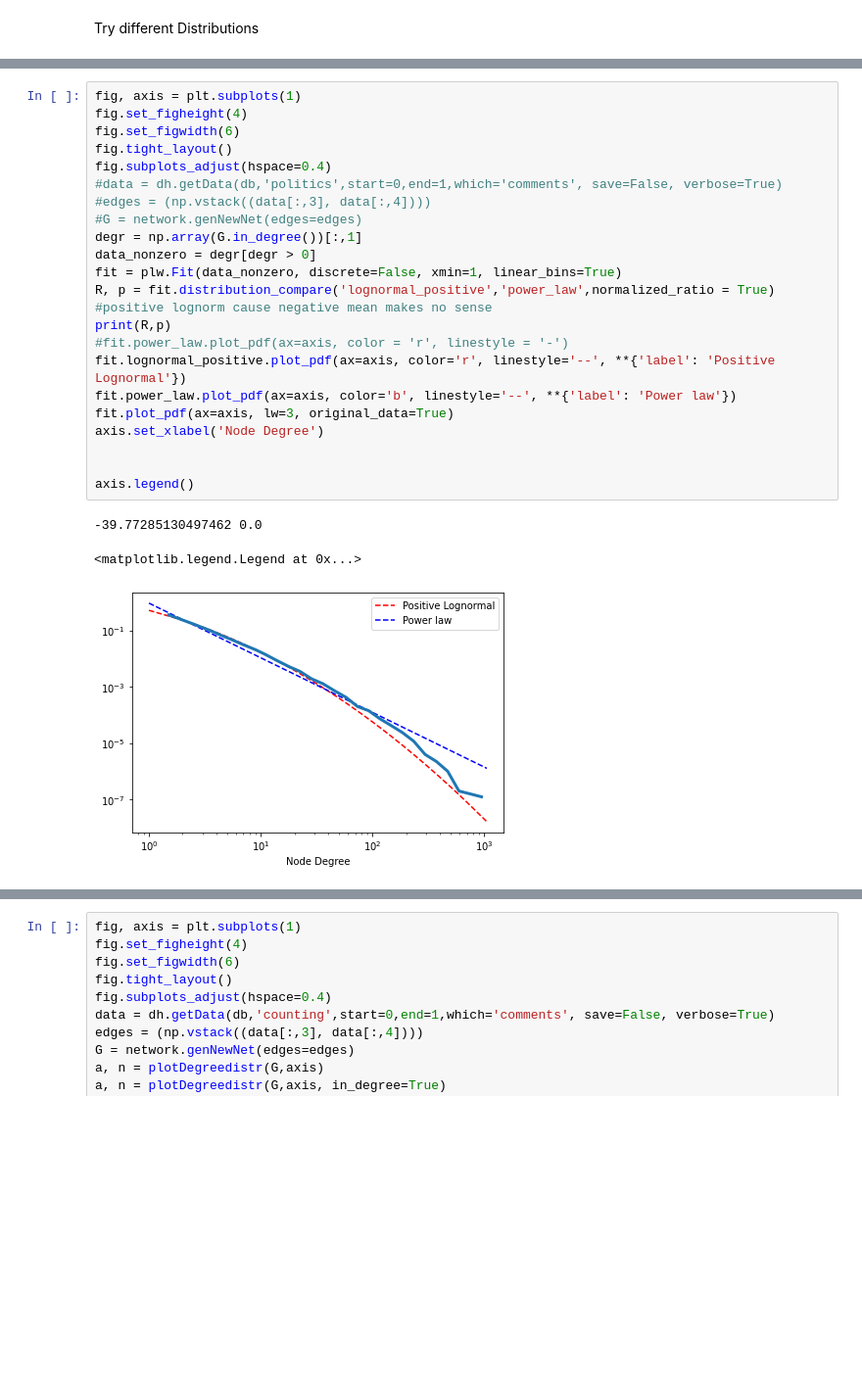
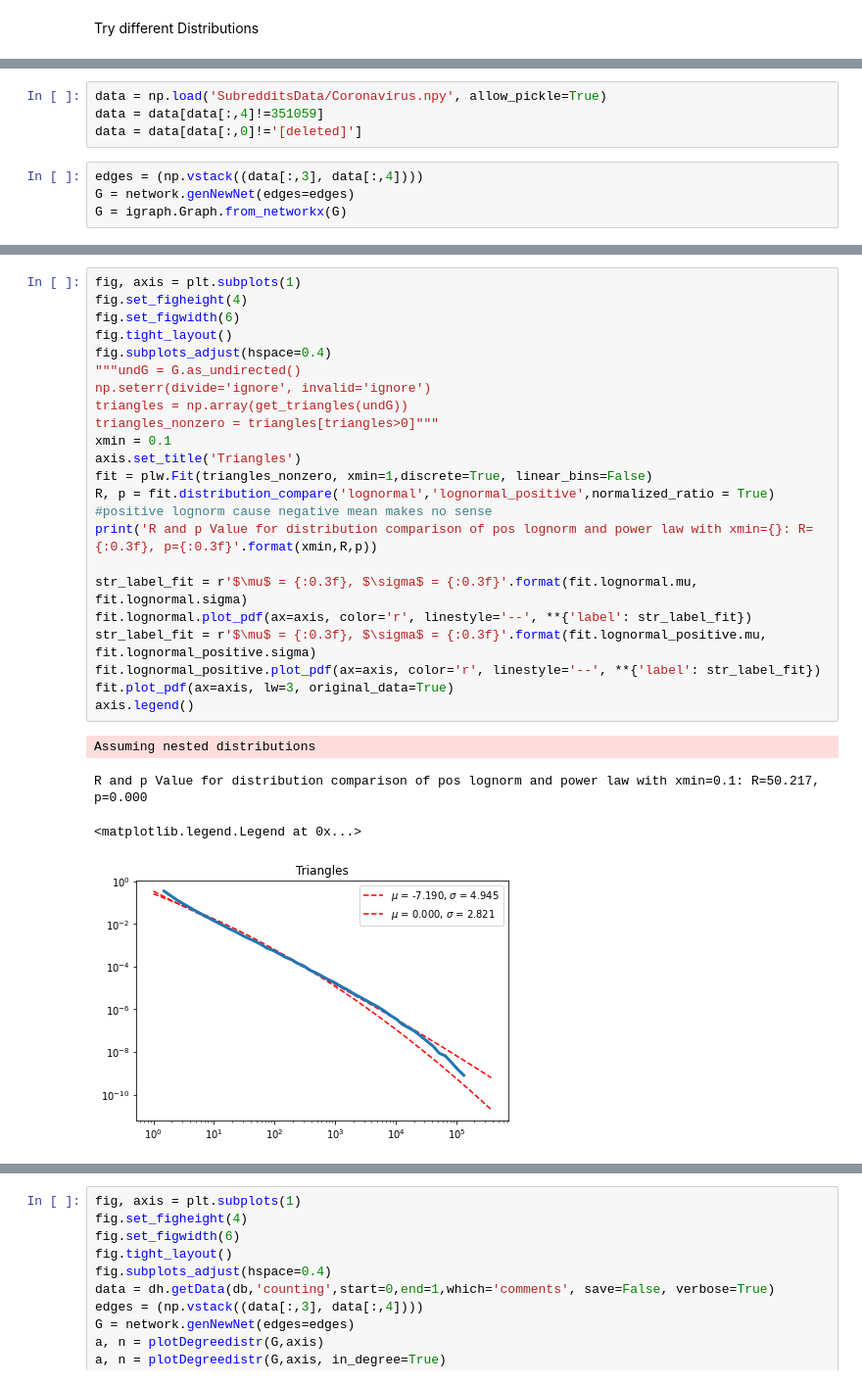
Before and after one commit to vneuhaus/InteractionNetworks, a Jupyter notebook: degreeDistributions.ipynb, the cells around one changed output, grey strips where cells are left out. Shown at 98% size. Cells and saved outputs as stored; diff of their text form; blank space fills up the shorter version.

```diff
--- a/degreeDistributions.ipynb
+++ b/degreeDistributions.ipynb
@@ -59,0 +140,8 @@ Try different Distributions
+# %%
+data = np.load('SubredditsData/Coronavirus.npy', allow_pickle=True)
+data = data[data[:,4]!=351059]
+data = data[data[:,0]!='[deleted]']
+# %%
+edges = (np.vstack((data[:,3], data[:,4])))
+G = network.genNewNet(edges=edges)
+G = igraph.Graph.from_networkx(G)
@@ -60,26 +237,27 @@ Try different Distributions
 # %%
 fig, axis = plt.subplots(1)
 fig.set_figheight(4)
 fig.set_figwidth(6)
 fig.tight_layout()
 fig.subplots_adjust(hspace=0.4)
-#data = dh.getData(db,'politics',start=0,end=1,which='comments', save=False, verbose=True)
-#edges = (np.vstack((data[:,3], data[:,4])))
-#G = network.genNewNet(edges=edges)
-degr = np.array(G.in_degree())[:,1]
-data_nonzero = degr[degr > 0]
-fit = plw.Fit(data_nonzero, discrete=False, xmin=1, linear_bins=True)
-R, p = fit.distribution_compare('lognormal_positive','power_law',normalized_ratio = True) #positive lognorm cause negative mean makes no sense
-print(R,p)
-#fit.power_law.plot_pdf(ax=axis, color = 'r', linestyle = '-')
-fit.lognormal_positive.plot_pdf(ax=axis, color='r', linestyle='--', **{'label': 'Positive Lognormal'})
-fit.power_law.plot_pdf(ax=axis, color='b', linestyle='--', **{'label': 'Power law'})
+"""undG = G.as_undirected()
+np.seterr(divide='ignore', invalid='ignore')
+triangles = np.array(get_triangles(undG))
+triangles_nonzero = triangles[triangles>0]"""
+xmin = 0.1
+axis.set_title('Triangles')
+fit = plw.Fit(triangles_nonzero, xmin=1,discrete=True, linear_bins=False)
+R, p = fit.distribution_compare('lognormal','lognormal_positive',normalized_ratio = True) #positive lognorm cause negative mean makes no sense
+print('R and p Value for distribution comparison of pos lognorm and power law with xmin={}: R={:0.3f}, p={:0.3f}'.format(xmin,R,p))
+
+str_label_fit = r'$\mu$ = {:0.3f}, $\sigma$ = {:0.3f}'.format(fit.lognormal.mu, fit.lognormal.sigma)
+fit.lognormal.plot_pdf(ax=axis, color='r', linestyle='--', **{'label': str_label_fit})
+str_label_fit = r'$\mu$ = {:0.3f}, $\sigma$ = {:0.3f}'.format(fit.lognormal_positive.mu, fit.lognormal_positive.sigma)
+fit.lognormal_positive.plot_pdf(ax=axis, color='r', linestyle='--', **{'label': str_label_fit})
 fit.plot_pdf(ax=axis, lw=3, original_data=True)
-axis.set_xlabel('Node Degree')
-
-
 axis.legend()
 # %% [output]
--39.77285130497462 0.0
+Assuming nested distributions
-<matplotlib.legend.Legend at 0x...>
+R and p Value for distribution comparison of pos lognorm and power law with xmin=0.1: R=50.217, p=0.000
+<matplotlib.legend.Legend at 0x...>
-[figure, old version]
+[figure, new version]
```
Also changed, not shown: parts of 25 cells of this notebook, 5 other files.
